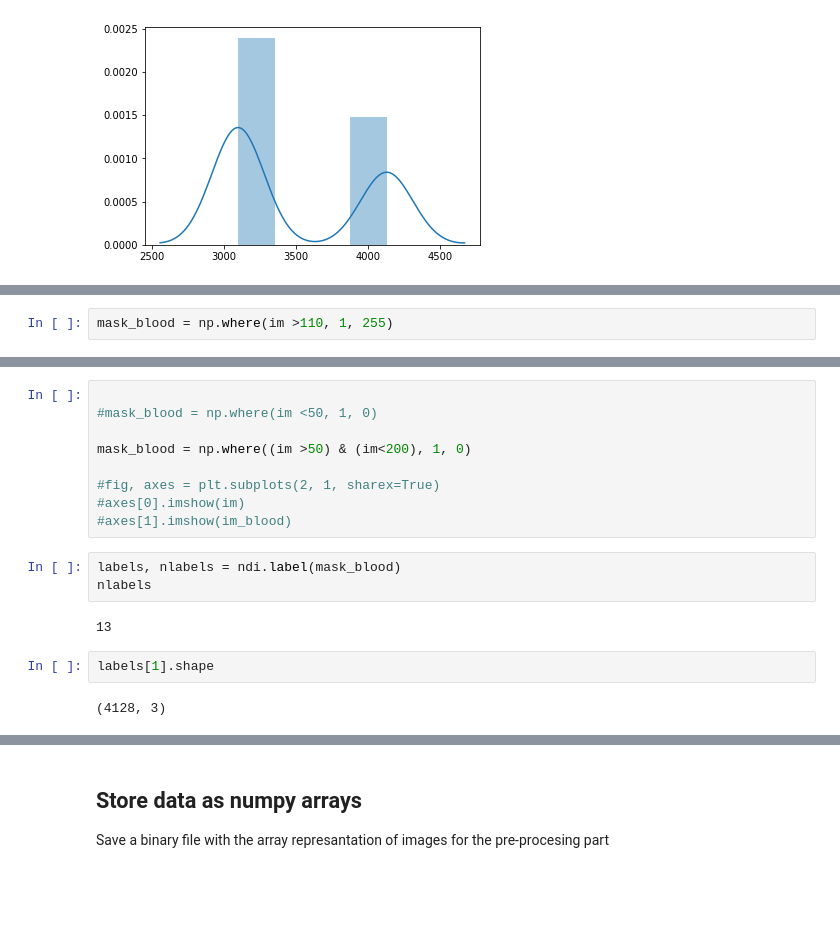
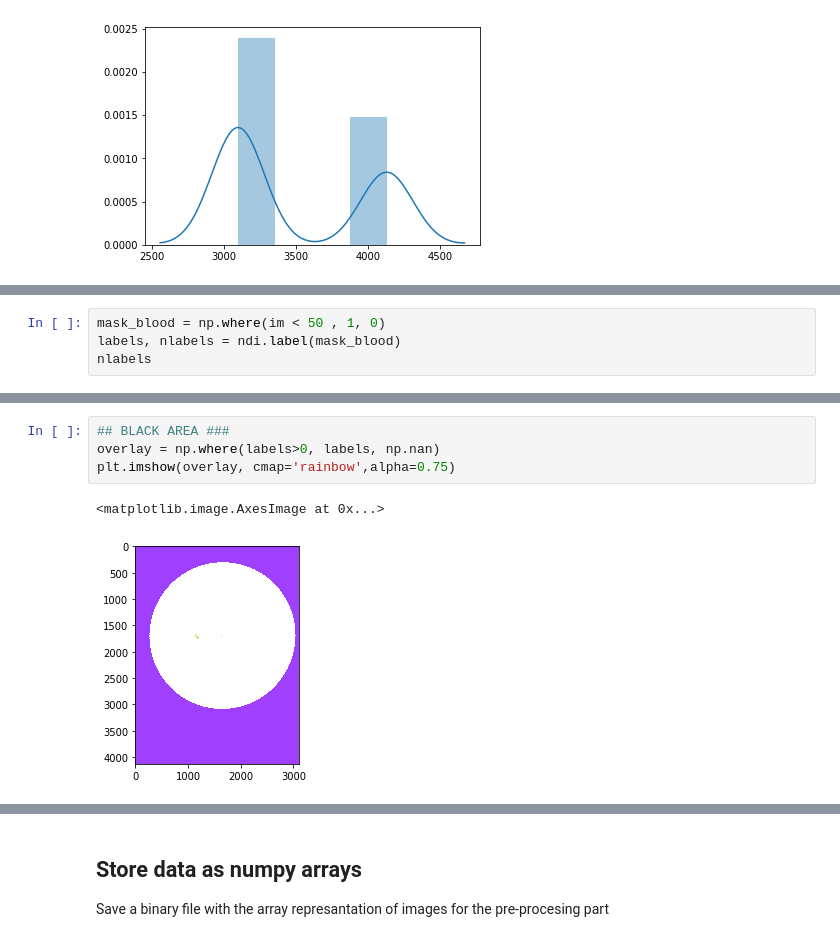
Before and after one commit to ErickDiaz/bioinformatic_thesis_project, a Jupyter notebook: code/data-exploration/data_exploration.ipynb, the cells around one changed output, grey strips where cells are left out. Saved outputs shown, nothing was run; the diff lists cells and outputs as text; blank space fills up the shorter version.

```diff
--- a/code/data-exploration/data_exploration.ipynb
+++ b/code/data-exploration/data_exploration.ipynb
@@ -188,2 +173,4 @@ plt.imshow(im,cmap ='gray')
 # %%
-mask_blood = np.where(im >110, 1, 255)
+mask_blood = np.where(im < 50 , 1, 0)
+labels, nlabels = ndi.label(mask_blood)
+nlabels
@@ -201,18 +179,7 @@ array([1, 1, 1])
-# %%
-
-#mask_blood = np.where(im <50, 1, 0)
-
-mask_blood = np.where((im >50) & (im<200), 1, 0)
-
-#fig, axes = plt.subplots(2, 1, sharex=True)
-#axes[0].imshow(im)
-#axes[1].imshow(im_blood)
-# %%
-labels, nlabels = ndi.label(mask_blood)
-nlabels
-# %% [output]
-13
-# %%
-labels[1].shape
-# %% [output]
-(4128, 3)
+# %%
+## BLACK AREA ###
+overlay = np.where(labels>0, labels, np.nan)
+plt.imshow(overlay, cmap='rainbow',alpha=0.75)
+# %% [output]
+<matplotlib.image.AxesImage at 0x...>
+[figure, added]
```
Also changed, not shown: parts of 16 cells of this notebook.
